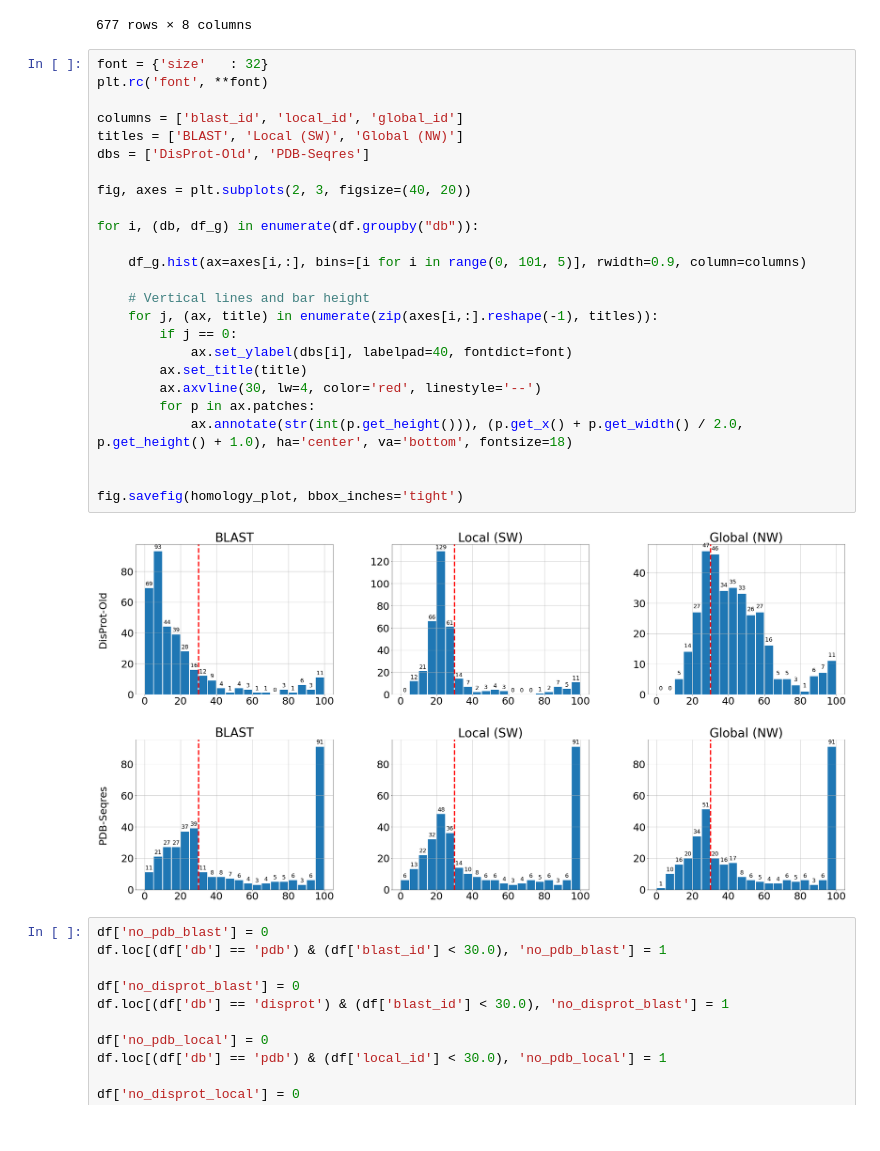
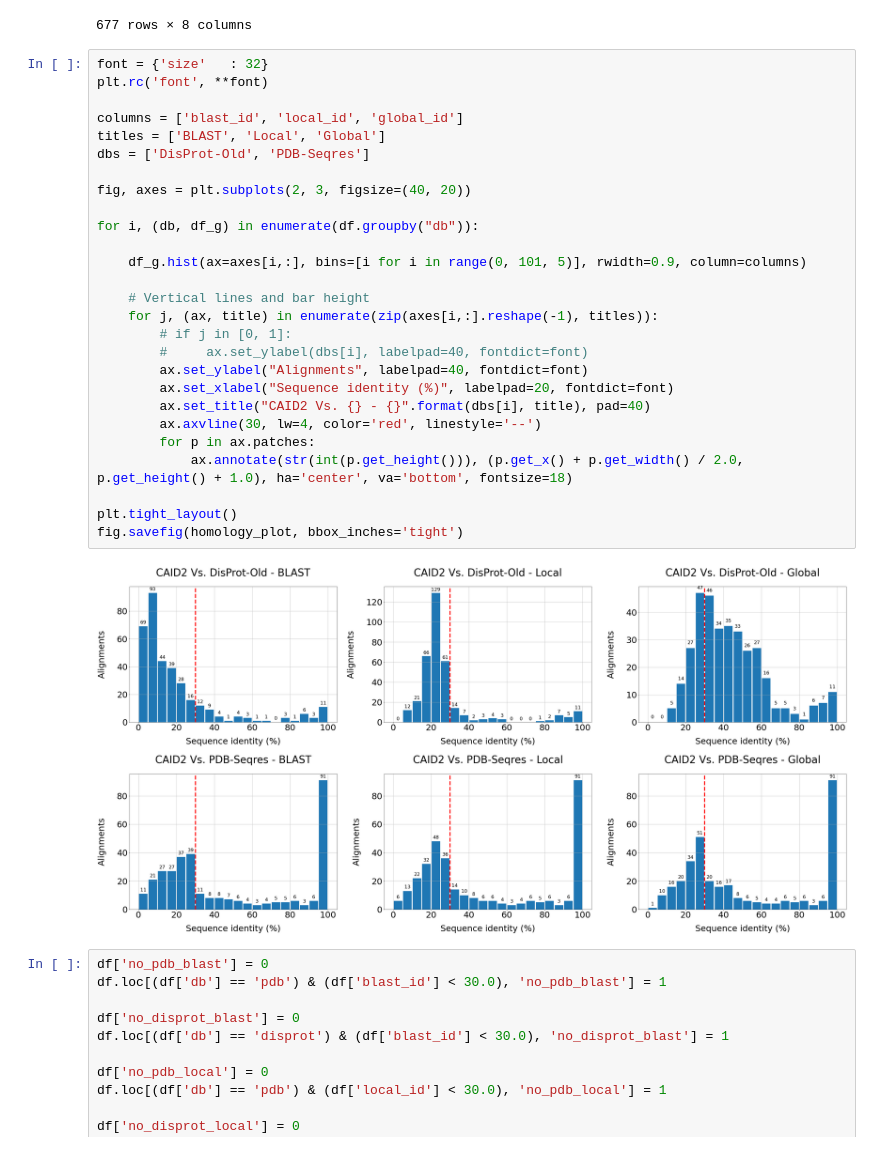
Before and after one commit to BioComputingUP/caid2-reference, a Jupyter notebook: src/homology_plot.ipynb, the cells around one changed output. Drawn from its saved outputs; the diff is of its cells as text.

Commit message:
Plot for presentation

```diff
--- a/src/homology_plot.ipynb
+++ b/src/homology_plot.ipynb
@@ -28,30 +28,32 @@ df
 # %%
 font = {'size'   : 32}
 plt.rc('font', **font)
 
 columns = ['blast_id', 'local_id', 'global_id']
-titles = ['BLAST', 'Local (SW)', 'Global (NW)']
+titles = ['BLAST', 'Local', 'Global']
 dbs = ['DisProt-Old', 'PDB-Seqres']
 
 fig, axes = plt.subplots(2, 3, figsize=(40, 20))
 
 for i, (db, df_g) in enumerate(df.groupby("db")):
 
     df_g.hist(ax=axes[i,:], bins=[i for i in range(0, 101, 5)], rwidth=0.9, column=columns)
 
     # Vertical lines and bar height
     for j, (ax, title) in enumerate(zip(axes[i,:].reshape(-1), titles)):
-        if j == 0:
-            ax.set_ylabel(dbs[i], labelpad=40, fontdict=font)
-        ax.set_title(title)
+        # if j in [0, 1]:
+        #     ax.set_ylabel(dbs[i], labelpad=40, fontdict=font)
+        ax.set_ylabel("Alignments", labelpad=40, fontdict=font)
+        ax.set_xlabel("Sequence identity (%)", labelpad=20, fontdict=font)
+        ax.set_title("CAID2 Vs. {} - {}".format(dbs[i], title), pad=40)
         ax.axvline(30, lw=4, color='red', linestyle='--')
         for p in ax.patches:
             ax.annotate(str(int(p.get_height())), (p.get_x() + p.get_width() / 2.0, p.get_height() + 1.0), ha='center', va='bottom', fontsize=18)
 
-
+plt.tight_layout()
 fig.savefig(homology_plot, bbox_inches='tight')
 # %% [output]
-[figure, old version]
+[figure, new version]
 # %%
 df['no_pdb_blast'] = 0
 df.loc[(df['db'] == 'pdb') & (df['blast_id'] < 30.0), 'no_pdb_blast'] = 1
```
Also changed, not shown: 2 other files.
